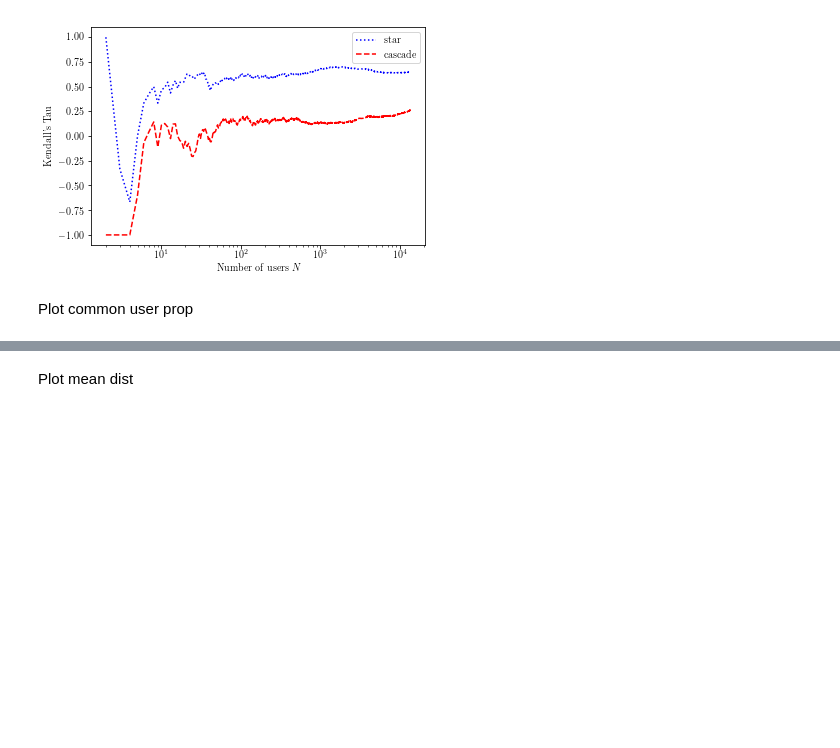
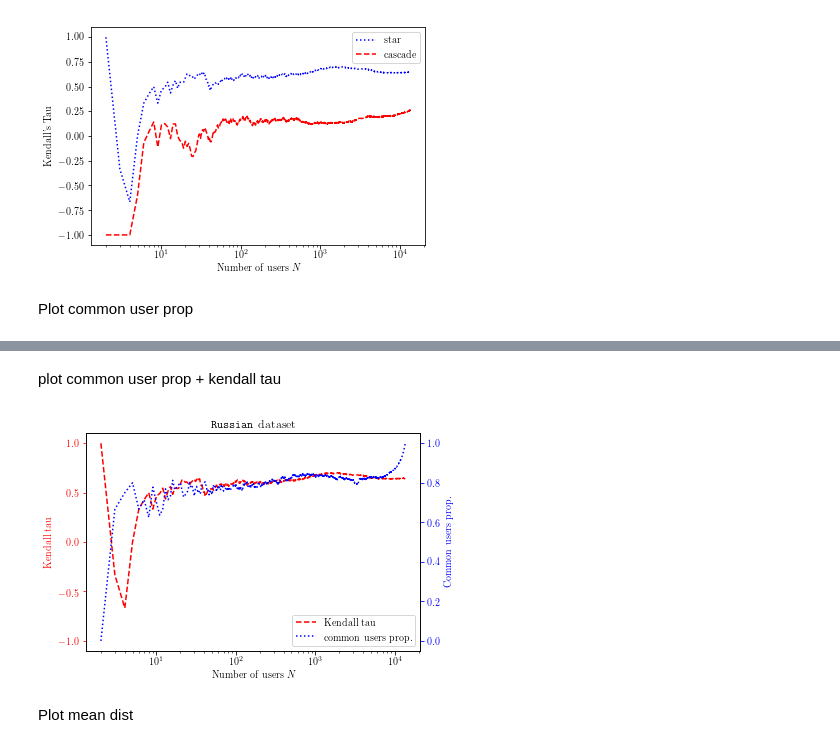
Before and after one commit to yokaiAG/Stage2019, a Jupyter notebook: Code/Journal_plots.ipynb, the cells around one changed output, grey strips where cells are left out. Cells and saved outputs as stored; diff of their text form; code cells hidden in the pictures; blank space fills up the shorter version.

```diff
--- a/Code/Journal_plots.ipynb
+++ b/Code/Journal_plots.ipynb
@@ -78,3 +75,34 @@ sys.float_info(max=1.7976931348623157e+308, max_exp=1024, max_10_exp=308, min=2.
+# %% [markdown]
+plot common user prop + kendall tau
+# %%
+# init
+fig, ax1 = plt.subplots()
+
+# plot
+ax1.set_ylim([-1.1,1.1])
+kendall = ax1.semilogx(x, df_oursin['kendall'].values, color='red', ls='--', label="Kendall tau")
+ax1.yaxis.set_ticks([-1,-0.5,0,0.5,1])
+ax1.tick_params('y', colors='red')
+ax2 = ax1.twinx()
+common = ax2.semilogx(x, df_oursin['common_users_prop'].values, color='blue', ls=':', label="common users prop.")
+ax2.tick_params('y', colors='blue')
+
+# labels & legend
+ax1.set_xlabel(r"Number of users $N$", usetex=True)
+ax1.set_ylabel('Kendall tau', color='red')
+ax2.set_ylabel('Common users prop.', color='b')
+lns = kendall + common
+labs = [l.get_label() for l in lns]
+ax1.legend(lns, labs, loc=4)
+
+# show save close
+plt.title(r"\texttt{Russian} dataset")
+plt.savefig(out_path + name + "_kendall+common_user_prop.eps")
+plt.savefig(out_path + name + "_kendall+common_user_prop.pdf")
+plt.show()
+plt.close()
+# %% [output]
+[figure, added]
 # %% [markdown]
 Plot mean dist
 # %%
```
Also changed, not shown: parts of 8 cells of this notebook, 8 other files.
